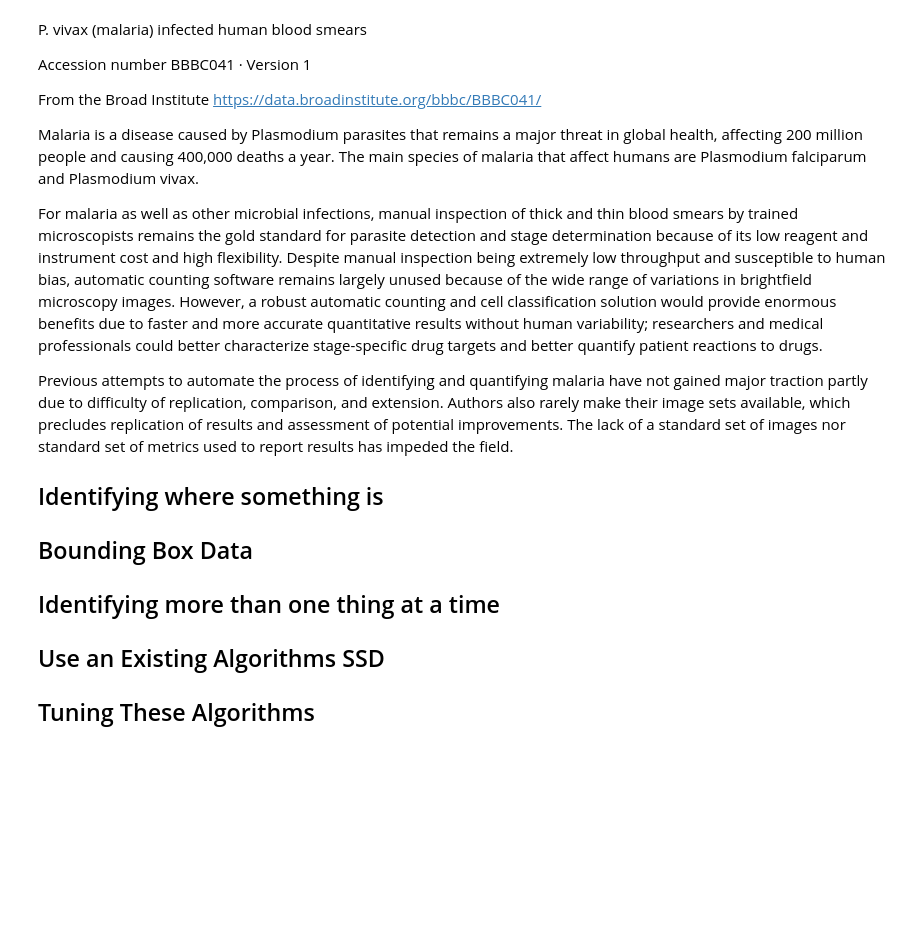
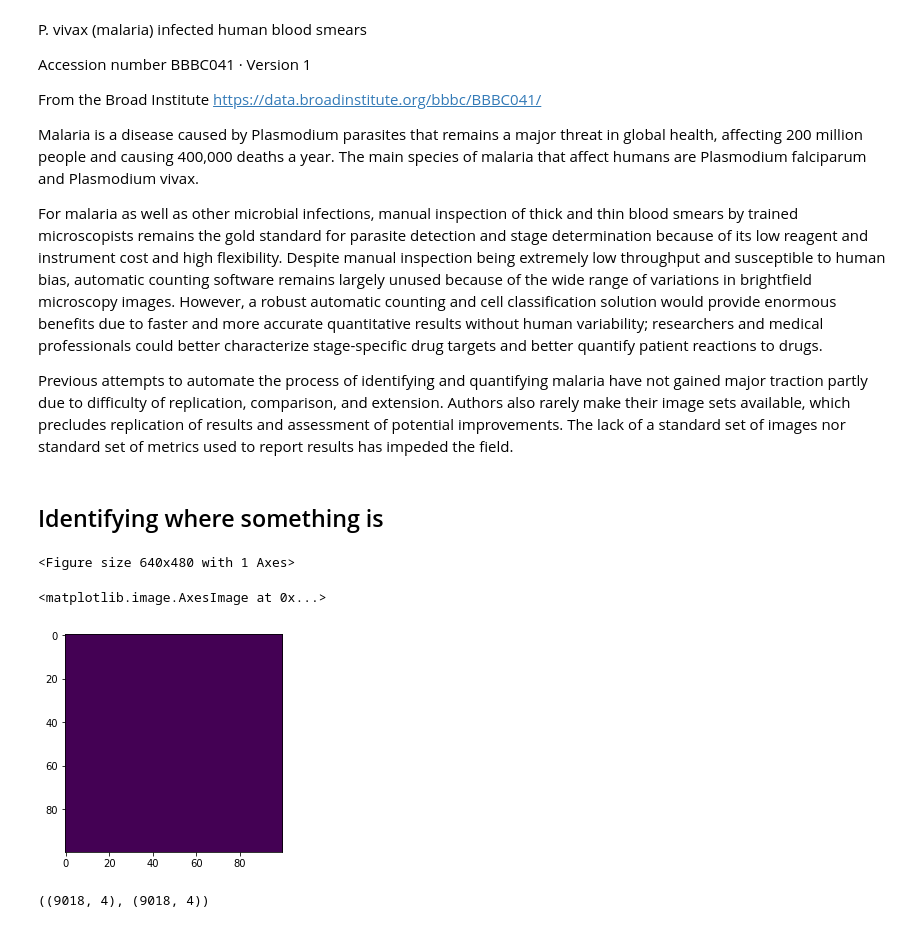
Before and after one commit to jsearcy1/racsml, a Jupyter notebook: notebooks/5-Malaria_and_SSD.ipynb, the cells around one changed output. Saved outputs shown, nothing was run; the diff lists cells and outputs as text; code cells hidden in the pictures; blank space fills up the shorter version.

```diff
--- a/notebooks/5-Malaria_and_SSD.ipynb
+++ b/notebooks/5-Malaria_and_SSD.ipynb
@@ -12,11 +12,3 @@ Malaria is a disease caused by Plasmodium parasites that remains a major threat
 For malaria as well as other microbial infections, manual inspection of thick and thin blood smears by trained microscopists remains the gold standard for parasite detection and stage determination because of its low reagent and instrument cost and high flexibility. Despite manual inspection being extremely low throughput and susceptible to human bias, automatic counting software remains largely unused because of the wide range of variations in brightfield microscopy images. However, a robust automatic counting and cell classification solution would provide enormous benefits due to faster and more accurate quantitative results without human variability; researchers and medical professionals could better characterize stage-specific drug targets and better quantify patient reactions to drugs.
 
 Previous attempts to automate the process of identifying and quantifying malaria have not gained major traction partly due to difficulty of replication, comparison, and extension. Authors also rarely make their image sets available, which precludes replication of results and assessment of potential improvements. The lack of a standard set of images nor standard set of metrics used to report results has impeded the field.
-
-## Identifying where something is
-## Bounding Box Data
-
-## Identifying more than one thing at a time
-## Use an Existing Algorithms SSD
-
-## Tuning These Algorithms
@@ -24,0 +15,35 @@ Previous attempts to automate the process of identifying and quantifying malaria
+# %% [markdown]
+## Identifying where something is
+# %%
+import numpy as np
+import matplotlib.pyplot as plt
+from bbtoydata import BBToyData
+import matplotlib.patches as patches
+import tensorflow as tf
+
+
+bb=BBToyData()
+
+
+start_i=0
+while len(bb.Y_train[start_i]) ==0:start_i+=1
+
+
+def plot_point(image,labels,truth=[]):
+    fig,ax = plt.subplots(1)
+
+    ax.imshow(image,cmap='gray')
+    for cat,bbox in labels:
+        corner,length,height=bbox
+        rect = patches.Rectangle((np.array(corner)*100),np.ceil(length*100),np.ceil(height*100),linewidth=1,edgecolor='r',facecolor='none')
+        ax.add_patch(rect)
+    for cat,bbox in truth:
+        corner,length,height=bbox
+        rect = patches.Rectangle((np.array(corner)*100),np.ceil(length*100),np.ceil(height*100),linewidth=1,edgecolor='b',facecolor='none')
+        ax.add_patch(rect)
+
+    plt.show()
+
+plot_point(np.squeeze(bb.X_train[start_i]),bb.Y_train[start_i])
+# %% [output]
+<Figure size 640x480 with 1 Axes>
@@ -24,0 +73,9 @@ Previous attempts to automate the process of identifying and quantifying malaria
+# %%
+plt.imshow(np.squeeze(bb.X_train[12]))
+# %% [output]
+<matplotlib.image.AxesImage at 0x...>
+[figure, added]
+# %%
+Y_train[0].shape,Y_train[1].shape
+# %% [output]
+((9018, 4), (9018, 4))
```
Also changed, not shown: parts of 15 cells of this notebook, 1 other file.
